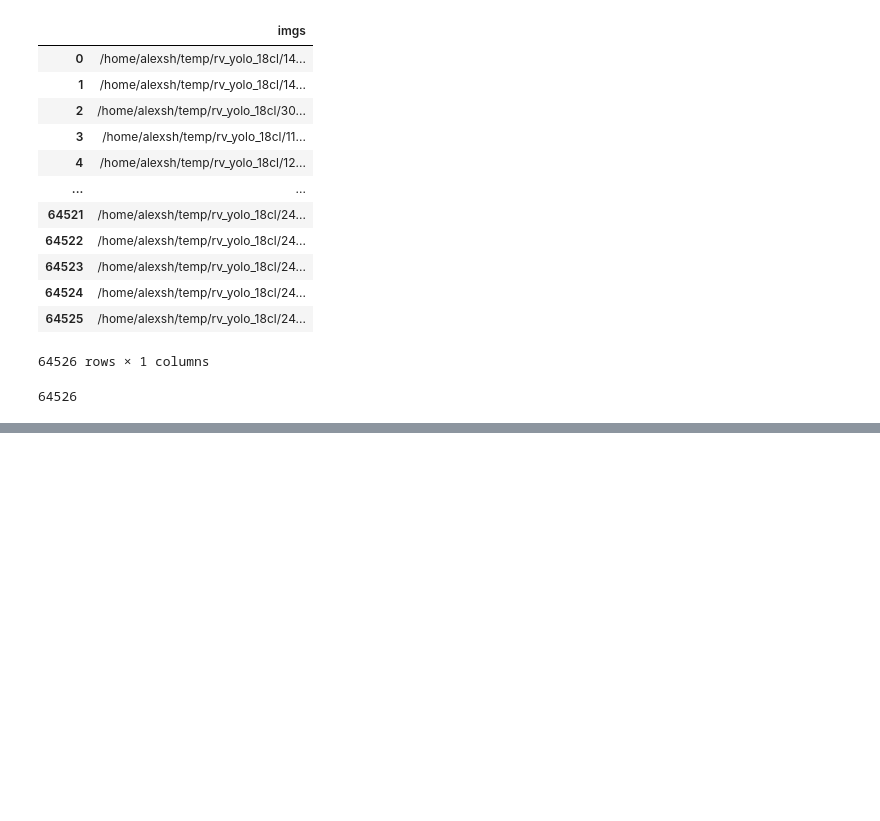
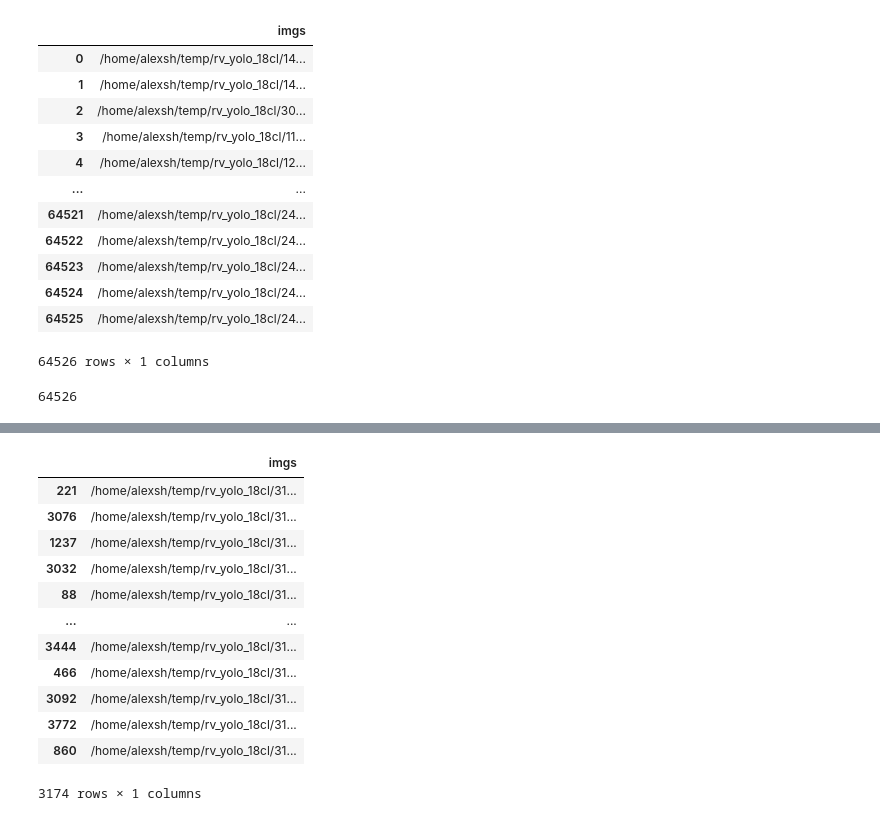
Before and after one commit to sh1n0b1n0m0n0/darknet_train_helper, a Jupyter notebook: add_to_trainset_new_data.ipynb, the cells around one changed output, grey strips where cells are left out. Drawn from its saved outputs; the diff is of its cells as text; code cells hidden in the pictures; blank space fills up the shorter version.

```diff
--- a/add_to_trainset_new_data.ipynb
+++ b/add_to_trainset_new_data.ipynb
@@ -121,0 +195,18 @@ with open(str(train_txt_dir), "w") as f:
+# %%
+df_train, df_valid = train_test_split(df, train_size=0.75, random_state=42)
+# %%
+df_train
+# %% [output]
+|  | imgs |
+| 221 | /home/alexsh/temp/rv_yolo_18cl/31... |
+| 3076 | /home/alexsh/temp/rv_yolo_18cl/31... |
+| 1237 | /home/alexsh/temp/rv_yolo_18cl/31... |
+| 3032 | /home/alexsh/temp/rv_yolo_18cl/31... |
+| 88 | /home/alexsh/temp/rv_yolo_18cl/31... |
+| ... | ... |
+| 3444 | /home/alexsh/temp/rv_yolo_18cl/31... |
+| 466 | /home/alexsh/temp/rv_yolo_18cl/31... |
+| 3092 | /home/alexsh/temp/rv_yolo_18cl/31... |
+| 3772 | /home/alexsh/temp/rv_yolo_18cl/31... |
+| 860 | /home/alexsh/temp/rv_yolo_18cl/31... |
+3174 rows × 1 columns
```
Also changed, not shown: parts of 19 cells of this notebook.
